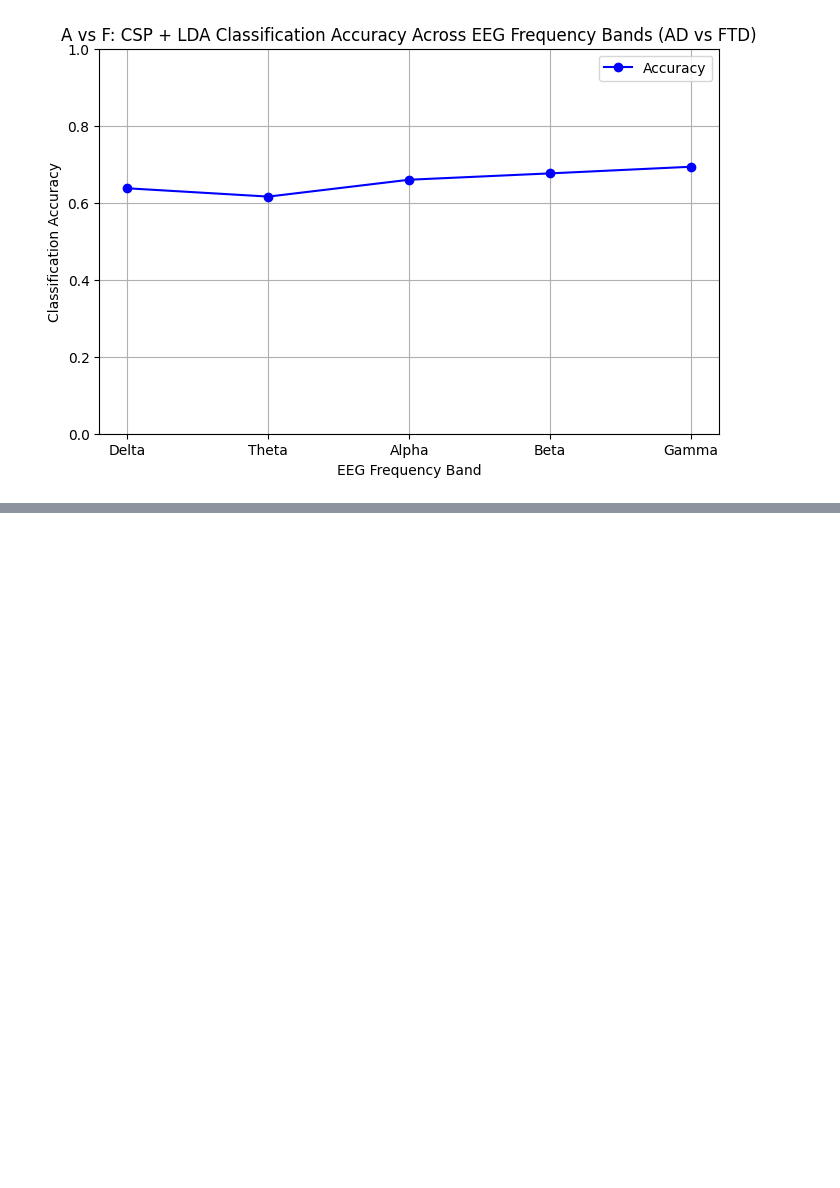
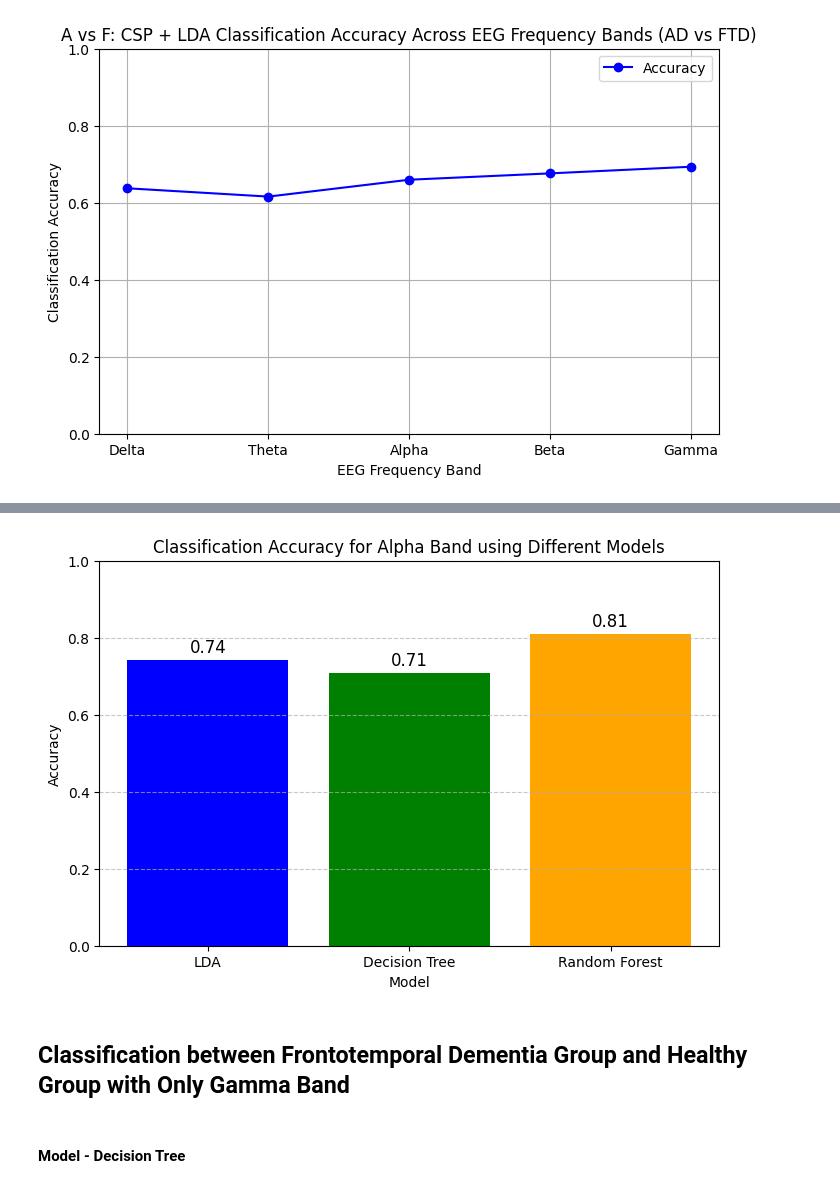
Before and after one commit to shiwei819/AD_Brainwave_Classification, a Jupyter notebook: csp_classification.ipynb, the cells around one changed output, grey strips where cells are left out. Saved outputs shown, nothing was run; the diff lists cells and outputs as text; code cells hidden in the pictures; blank space fills up the shorter version.

Commit message:
graph and model update

```diff
--- a/csp_classification.ipynb
+++ b/csp_classification.ipynb
@@ -97,6 +106,8 @@ Alpha Band: 0.7432
 Beta Band: 0.7164
 Gamma Band: 0.6701
 The best EEG frequency band is Alpha, with an accuracy of 0.7432
+# %%
+A_C_alpha_lda_acc = band_accuracies["Alpha"]
 # %%
 # Find the best frequency band
 best_band = max(band_accuracies, key=band_accuracies.get)
@@ -300,0 +385,12 @@ plt.show()
+# %%
+# Train Random Forest Classifier
+clf_random_forest = RandomForestClassifier(n_estimators=100, random_state=42)
+clf_random_forest.fit(X_train_csp, y_train)
+
+# Make Predictions
+y_pred = clf_random_forest.predict(X_test_csp)
+
+# Evaluate Model
+A_C_RF_accuracy = accuracy_score(y_test, y_pred)
+print(f"A vs C: CSP + Random Forest Accuracy (Alpha Band): {A_C_RF_accuracy :.4f}")
+print(classification_report(y_test, y_pred))
@@ -300,0 +407,30 @@ plt.show()
+# %%
+A_C_model_accuracies = {
+    "LDA": A_C_alpha_lda_acc,
+    "Decision Tree": A_C_decision_accuracy,
+    "Random Forest": A_C_RF_accuracy,
+}
+
+# Create a bar chart
+plt.figure(figsize=(8, 5))
+plt.bar(A_C_model_accuracies.keys(), A_C_model_accuracies.values(), color=['blue', 'green', 'orange'])
+
+# Add title and labels
+plt.title("Classification Accuracy for Alpha Band using Different Models")
+plt.xlabel("Model")
+plt.ylabel("Accuracy")
+plt.ylim(0, 1)  # Accuracy ranges from 0 to 1
+plt.grid(axis='y', linestyle='--', alpha=0.7)
+
+# Show accuracy values on top of bars
+for i, acc in enumerate(A_C_model_accuracies.values()):
+    plt.text(i, acc + 0.02, f"{acc:.2f}", ha='center', fontsize=12)
+
+# Show the plot
+plt.show()
+# %% [output]
+[figure, added]
+# %% [markdown]
+## Classification between Frontotemporal Dementia Group and Healthy Group with Only Gamma Band
+# %% [markdown]
+#### Model - Decision Tree
```
Also changed, not shown: parts of 23 cells of this notebook.
